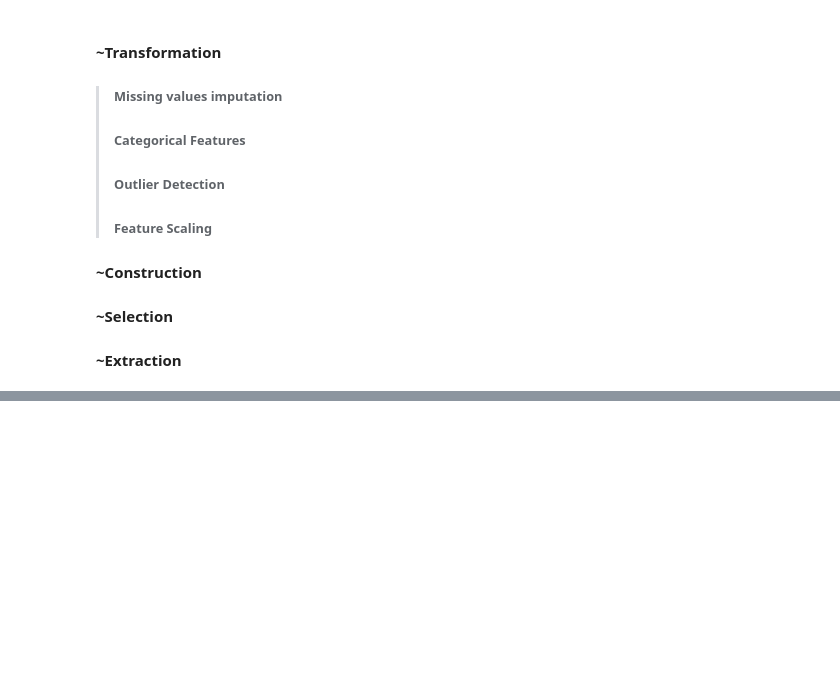
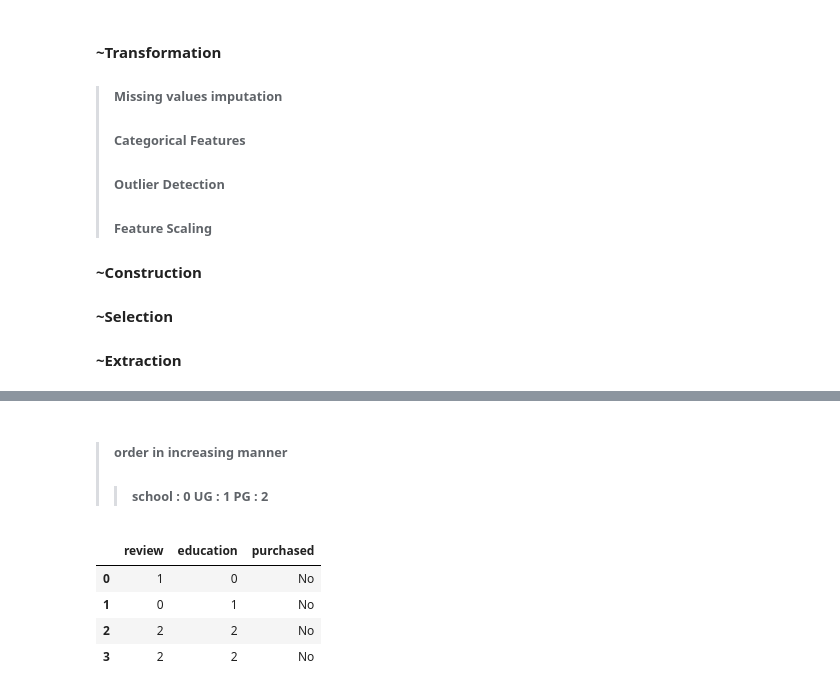
Before and after one commit to vaibhaVishwakarma/myML, a Jupyter notebook: EDA.ipynb, the cells around one changed output, grey strips where cells are left out. Saved outputs shown, nothing was run; the diff lists cells and outputs as text; code cells hidden in the pictures; blank space fills up the shorter version.

```diff
--- a/EDA.ipynb
+++ b/EDA.ipynb
@@ -265,0 +364,15 @@ sns.heatmap(flights.pivot_table(values='passengers',index='month',columns='year'
+# %% [markdown]
+> ###### order in increasing manner
+>> ###### school : 0   UG : 1 PG : 2
+# %%
+from sklearn.preprocessing import OrdinalEncoder
+oe = OrdinalEncoder(categories=[['Poor','Average','Good'],['School','UG','PG']],dtype=int)
+oe.fit(edu[["review" , "education"]])
+edu[["review" , "education"]] = oe.transform(edu.drop("purchased" , axis = 1))
+edu.head(4)
+# %% [output]
+|  | review | education | purchased |
+| 0 | 1 | 0 | No |
+| 1 | 0 | 1 | No |
+| 2 | 2 | 2 | No |
+| 3 | 2 | 2 | No |
```
Also changed, not shown: parts of 20 cells of this notebook, 2 other files.
